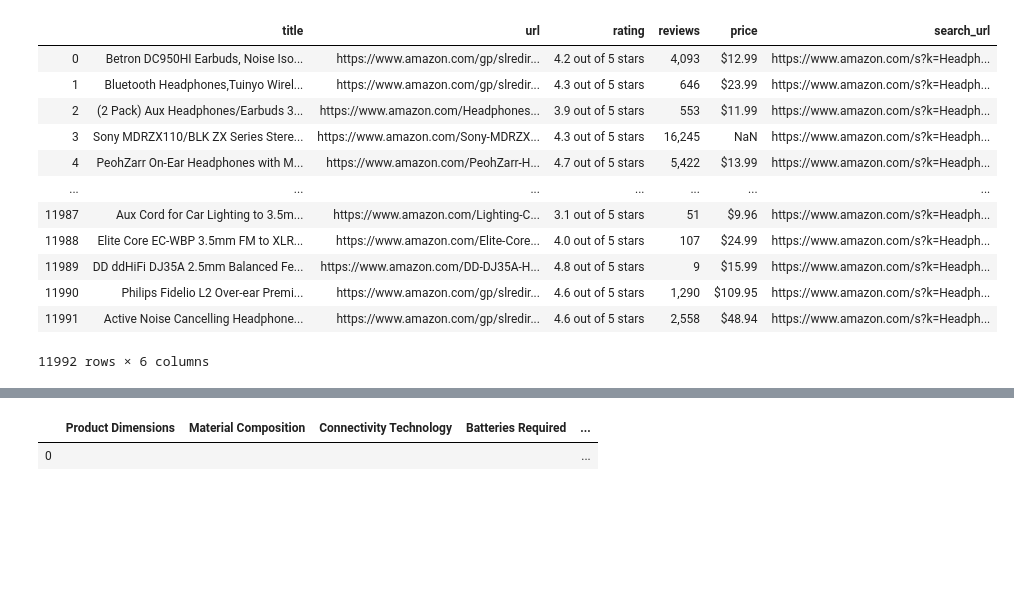
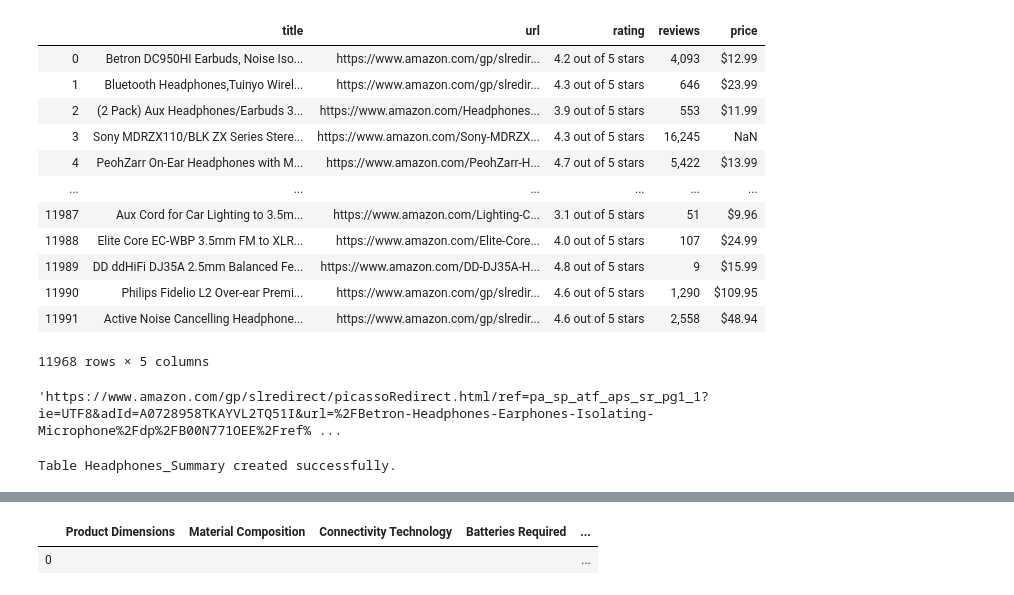
Before and after one commit to shekharbiswas/Ecommerce-SQL, a Jupyter notebook: create_headphones.ipynb, the cells around one changed output, grey strips where cells are left out. Saved outputs shown, nothing was run; the diff lists cells and outputs as text; code cells hidden in the pictures; blank space fills up the shorter version.

```diff
--- a/create_headphones.ipynb
+++ b/create_headphones.ipynb
@@ -4,20 +4,24 @@ import pandas as pd
 import json
 from sqlalchemy import create_engine
 # %%
-df = pd.read_csv('headphone_search.csv', index_col= False)
-df.drop(columns=['Unnamed: 0'], inplace= True)
-df
+hd_search = pd.read_csv('headphone_search.csv', index_col= False)
+hd_search.drop(columns=['Unnamed: 0', 'search_url'], inplace= True)
+hd_search.head(2)
+
+hd_search.drop_duplicates()
+
+#len(set(hd_search.url))
 # %% [output]
-|  | title | url | rating | reviews | price | search_url |
-| 0 | Betron DC950HI Earbuds, Noise Iso... | https://www.amazon.com/gp/slredir... | 4.2 out of 5 stars | 4,093 | $12.99 | https://www.amazon.com/s?k=Headph... |
-| 1 | Bluetooth Headphones,Tuinyo Wirel... | https://www.amazon.com/gp/slredir... | 4.3 out of 5 stars | 646 | $23.99 | https://www.amazon.com/s?k=Headph... |
-| 2 | (2 Pack) Aux Headphones/Earbuds 3... | https://www.amazon.com/Headphones... | 3.9 out of 5 stars | 553 | $11.99 | https://www.amazon.com/s?k=Headph... |
-| 3 | Sony MDRZX110/BLK ZX Series Stere... | https://www.amazon.com/Sony-MDRZX... | 4.3 out of 5 stars | 16,245 | NaN | https://www.amazon.com/s?k=Headph... |
-| 4 | PeohZarr On-Ear Headphones with M... | https://www.amazon.com/PeohZarr-H... | 4.7 out of 5 stars | 5,422 | $13.99 | https://www.amazon.com/s?k=Headph... |
-| ... | ... | ... | ... | ... | ... | ... |
-| 11987 | Aux Cord for Car Lighting to 3.5m... | https://www.amazon.com/Lighting-C... | 3.1 out of 5 stars | 51 | $9.96 | https://www.amazon.com/s?k=Headph... |
-| 11988 | Elite Core EC-WBP 3.5mm FM to XLR... | https://www.amazon.com/Elite-Core... | 4.0 out of 5 stars | 107 | $24.99 | https://www.amazon.com/s?k=Headph... |
-| 11989 | DD ddHiFi DJ35A 2.5mm Balanced Fe... | https://www.amazon.com/DD-DJ35A-H... | 4.8 out of 5 stars | 9 | $15.99 | https://www.amazon.com/s?k=Headph... |
-| 11990 | Philips Fidelio L2 Over-ear Premi... | https://www.amazon.com/gp/slredir... | 4.6 out of 5 stars | 1,290 | $109.95 | https://www.amazon.com/s?k=Headph... |
-| 11991 | Active Noise Cancelling Headphone... | https://www.amazon.com/gp/slredir... | 4.6 out of 5 stars | 2,558 | $48.94 | https://www.amazon.com/s?k=Headph... |
+|  | title | url | rating | reviews | price |
+| 0 | Betron DC950HI Earbuds, Noise Iso... | https://www.amazon.com/gp/slredir... | 4.2 out of 5 stars | 4,093 | $12.99 |
+| 1 | Bluetooth Headphones,Tuinyo Wirel... | https://www.amazon.com/gp/slredir... | 4.3 out of 5 stars | 646 | $23.99 |
+| 2 | (2 Pack) Aux Headphones/Earbuds 3... | https://www.amazon.com/Headphones... | 3.9 out of 5 stars | 553 | $11.99 |
+| 3 | Sony MDRZX110/BLK ZX Series Stere... | https://www.amazon.com/Sony-MDRZX... | 4.3 out of 5 stars | 16,245 | NaN |
+| 4 | PeohZarr On-Ear Headphones with M... | https://www.amazon.com/PeohZarr-H... | 4.7 out of 5 stars | 5,422 | $13.99 |
+| ... | ... | ... | ... | ... | ... |
+| 11987 | Aux Cord for Car Lighting to 3.5m... | https://www.amazon.com/Lighting-C... | 3.1 out of 5 stars | 51 | $9.96 |
+| 11988 | Elite Core EC-WBP 3.5mm FM to XLR... | https://www.amazon.com/Elite-Core... | 4.0 out of 5 stars | 107 | $24.99 |
+| 11989 | DD ddHiFi DJ35A 2.5mm Balanced Fe... | https://www.amazon.com/DD-DJ35A-H... | 4.8 out of 5 stars | 9 | $15.99 |
+| 11990 | Philips Fidelio L2 Over-ear Premi... | https://www.amazon.com/gp/slredir... | 4.6 out of 5 stars | 1,290 | $109.95 |
+| 11991 | Active Noise Cancelling Headphone... | https://www.amazon.com/gp/slredir... | 4.6 out of 5 stars | 2,558 | $48.94 |
-11992 rows × 6 columns
+11968 rows × 5 columns
@@ -24,3 +30,34 @@ df
+# %%
+hd_search.url[0]
+# %% [output]
+'https://www.amazon.com/gp/slredirect/picassoRedirect.html/ref=pa_sp_atf_aps_sr_pg1_1?ie=UTF8&adId=A0728958TKAYVL2TQ51I&url=%2FBetron-Headphones-Earphones-Isolating-Microphone%2Fdp%2FB00N771OEE%2Fref% ...
+# %%
+sqlEngine = create_engine('mysql+pymysql://root:Host!98342@127.0.0.1/amazon', pool_recycle=3600)
+dbConnection    = sqlEngine.connect()
+
+# This is for creating data base
+#sqlEngine.execute("CREATE DATABASE IF NOT EXISTS AMAZON") #create db
+#sqlEngine.execute("USE AMAZON") # select new db
+
+tableName   = "Headphones_Summary"
+
+
+try:
+    frame = hd_search.to_sql(tableName, dbConnection, if_exists='fail')
+
+except ValueError as vx:
+    print(vx)
+
+except Exception as ex:
+    print(ex)
+
+else:
+    print("Table %s created successfully."%tableName);
+
+finally:
+    dbConnection.close()
+# %% [output]
+Table Headphones_Summary created successfully.
 # %%
 hd = pd.read_json('headphone_products_details.json')
 # %%
```
Also changed, not shown: parts of 2 cells of this notebook, 3 other files.
